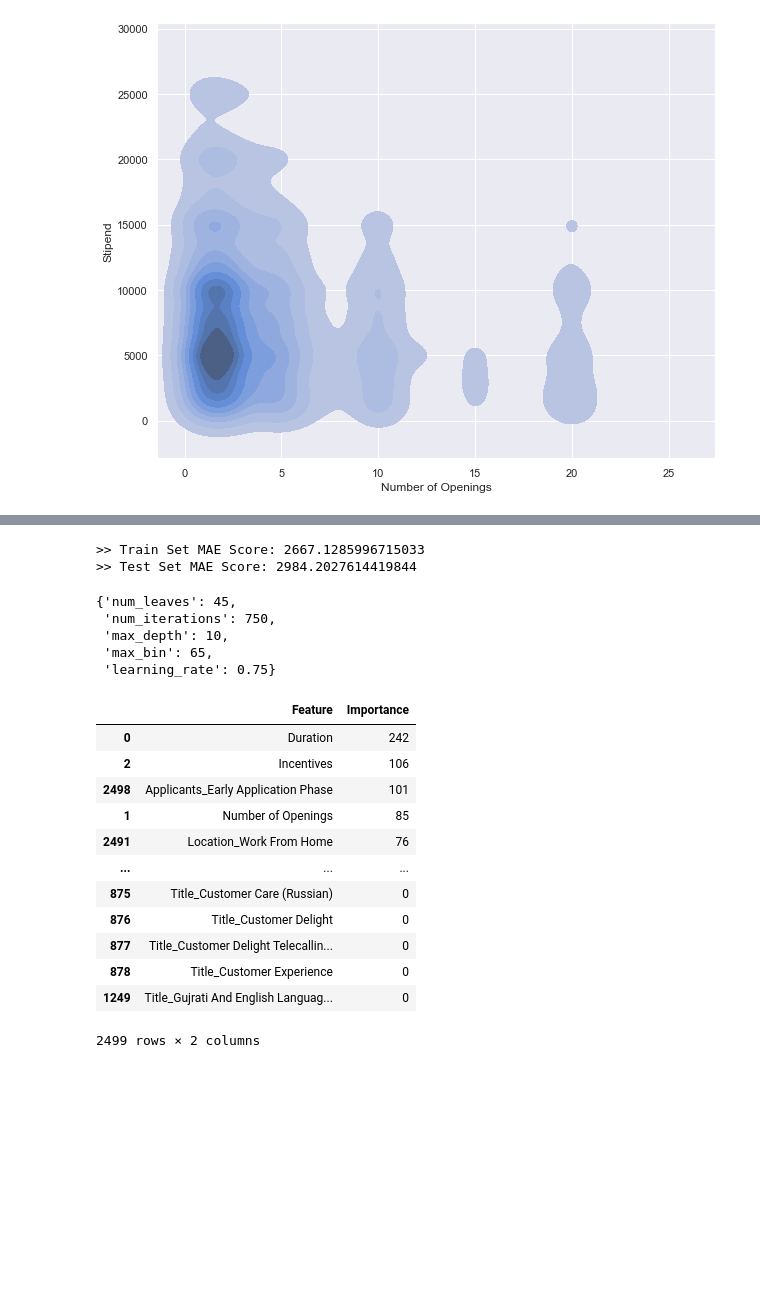
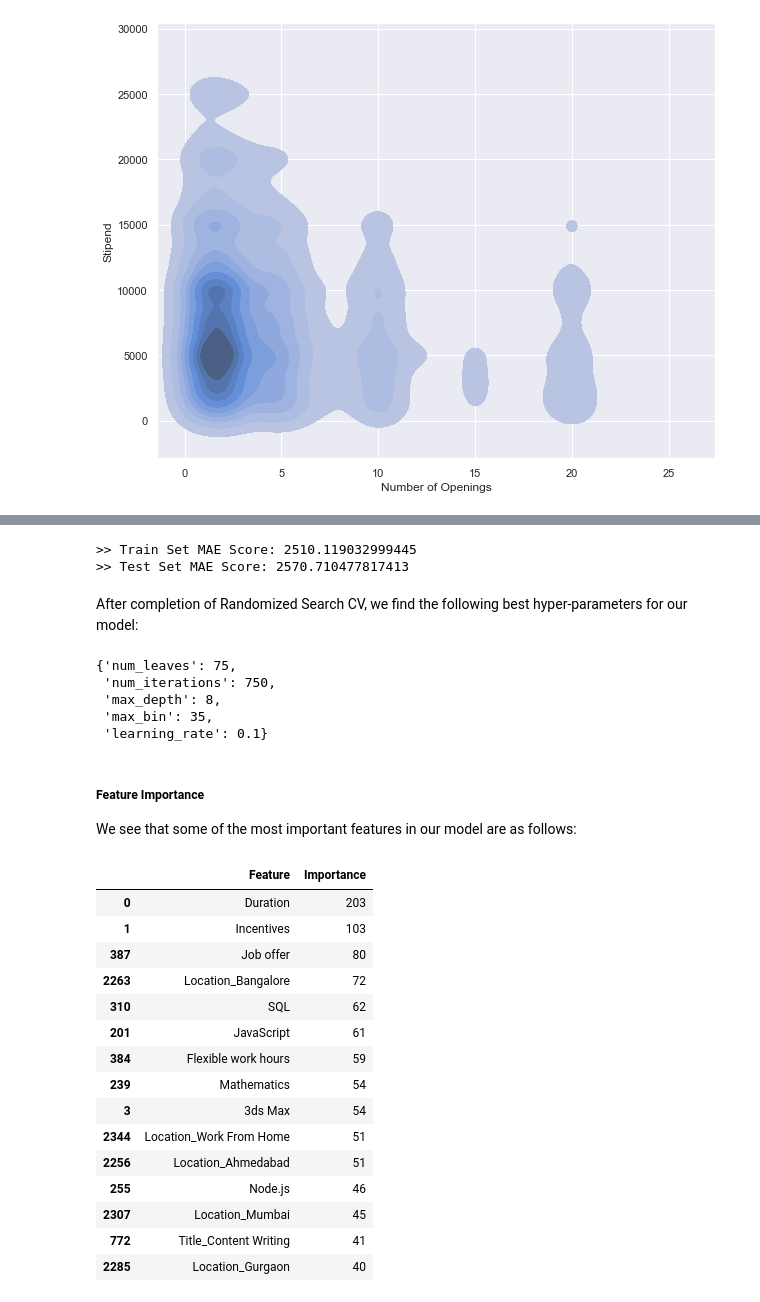
Before and after one commit to rishi5565/internshala-stipend-estimator, a Jupyter notebook: project_notebook.ipynb, the cells around one changed output, grey strips where cells are left out. Drawn from its saved outputs; the diff is of its cells as text; code cells hidden in the pictures; blank space fills up the shorter version.

```diff
--- a/project_notebook.ipynb
+++ b/project_notebook.ipynb
@@ -420,3 +630,0 @@ sns.kdeplot(data=df[(df["Stipend"] < 30000) & (df["Number of Openings"] < 27)],x
-# %%
-# we remove some outliers as seen from above scatter plot
-df.drop(df[(df.Stipend > 60000) | (df.Stipend < 1000)].index, axis=0, inplace=True)
@@ -522,4 +740,4 @@ z.sample(3)
 # %%
-# we create dummies for Title, Location and Applicants
-dum = pd.get_dummies(df[["Title", "Location", "Applicants"]])
+# we create dummies for Title and Location
+dum = pd.get_dummies(df[["Title", "Location"]])
 # %%
@@ -528,4 +748,4 @@ df1 = pd.concat([df, y, z, dum], axis=1)
 # %%
-# we drop irrelevant columns as we got dummies
-df1.drop(["Title", "Location", "Company", "Skills Required", "Perks", "Applicants"], axis=1, inplace=True)
+# we drop irrelevant features
+df1.drop(["Title", "Location", "Company", "Skills Required", "Perks", "Applicants", "Number of Openings"], axis=1, inplace=True)
 # %% [markdown]
@@ -599,8 +835,8 @@ from sklearn.metrics import mean_absolute_error
 from lightgbm import LGBMRegressor
 # %%
 # we prepare our input and target sets
-X = df2.drop(columns=["Stipend", "Stipend_log", "Stipend_sqrt", "Stipend_boxcox"])
-y, yl, ys, yb = df2["Stipend"], df2["Stipend_log"], df2["Stipend_sqrt"], df2["Stipend_boxcox"]
+X = df1.drop(columns=["Stipend", "Stipend_log", "Stipend_sqrt", "Stipend_boxcox"])
+y, yl, ys, yb = df1["Stipend"], df1["Stipend_log"], df1["Stipend_sqrt"], df1["Stipend_boxcox"]
 # %%
 # we scale our data
 scaler = StandardScaler()
@@ -703,40 +960,49 @@ parameters= {
     #"path_smooth": [5, 10, 15, 20, 25, 30], # we dont use path smooth here as we are already providing L2 Regularization
 }
 
-rclfbox = RandomizedSearchCV(estimator=LGBMRegressor(reg_lambda=5625), param_distributions= parameters, scoring="neg_mean_absolute_error", verbose=False, n_iter=100, error_score="raise", cv=6)
-rclfbox.fit(X3_train, yb_train)
-scores = evaluate_mae(rclfbox.best_estimator_, X3_train, yb_train, "boxcox")
+randomcv = RandomizedSearchCV(estimator=LGBMRegressor(reg_lambda=1750), param_distributions= parameters, scoring="neg_mean_absolute_error", verbose=False, n_iter=150, error_score="raise", cv=6)
+randomcv.fit(X3_train, yb_train)
+scores = evaluate_mae(randomcv.best_estimator_, X3_train, yb_train, "boxcox")
 print(">>","Train Set MAE Score:", scores)
-scores = evaluate_mae(rclfbox.best_estimator_, X3_test, yb_test, "boxcox")
+scores = evaluate_mae(randomcv.best_estimator_, X3_test, yb_test, "boxcox")
 print(">>","Test Set MAE Score:", scores)
 # %% [output]
->> Train Set MAE Score: 2667.1285996715033
->> Test Set MAE Score: 2984.2027614419844
+>> Train Set MAE Score: 2510.119032999445
+>> Test Set MAE Score: 2570.710477817413
+# %% [markdown]
+After completion of Randomized Search CV, we find the following best hyper-parameters for our model:
 # %%
 # we check the best hyper-parameters
-rclfbox.best_params_
+randomcv.best_params_
 # %% [output]
-{'num_leaves': 45,
+{'num_leaves': 75,
  'num_iterations': 750,
- 'max_depth': 10,
- 'max_bin': 65,
- 'learning_rate': 0.75}
+ 'max_depth': 8,
+ 'max_bin': 35,
+ 'learning_rate': 0.1}
+# %% [markdown]
+##### Feature Importance
+
+We see that some of the most important features in our model are as follows:
 # %%
 # we check the importance of all our features
 zip_data = list(zip(X.columns, lgbm_model.feature_importances_))
 feature_imp_df = pd.DataFrame(zip_data, columns =['Feature', 'Importance'])
-feature_imp_df.sort_values("Importance", ascending=False)
+feature_imp_df.sort_values("Importance", ascending=False).head(15)
 # %% [output]
 |  | Feature | Importance |
-| 0 | Duration | 242 |
-| 2 | Incentives | 106 |
-| 2498 | Applicants_Early Application Phase | 101 |
-| 1 | Number of Openings | 85 |
-| 2491 | Location_Work From Home | 76 |
-| ... | ... | ... |
-| 875 | Title_Customer Care (Russian) | 0 |
-| 876 | Title_Customer Delight | 0 |
-| 877 | Title_Customer Delight Telecallin... | 0 |
-| 878 | Title_Customer Experience | 0 |
-| 1249 | Title_Gujrati And English Languag... | 0 |
+| 0 | Duration | 203 |
+| 1 | Incentives | 103 |
+| 387 | Job offer | 80 |
+| 2263 | Location_Bangalore | 72 |
+| 310 | SQL | 62 |
+| 201 | JavaScript | 61 |
+| 384 | Flexible work hours | 59 |
+| 239 | Mathematics | 54 |
+| 3 | 3ds Max | 54 |
+| 2344 | Location_Work From Home | 51 |
+| 2256 | Location_Ahmedabad | 51 |
+| 255 | Node.js | 46 |
+| 2307 | Location_Mumbai | 45 |
+| 772 | Title_Content Writing | 41 |
+| 2285 | Location_Gurgaon | 40 |
-2499 rows × 2 columns
```
Also changed, not shown: parts of 107 cells of this notebook, 8 other files.
